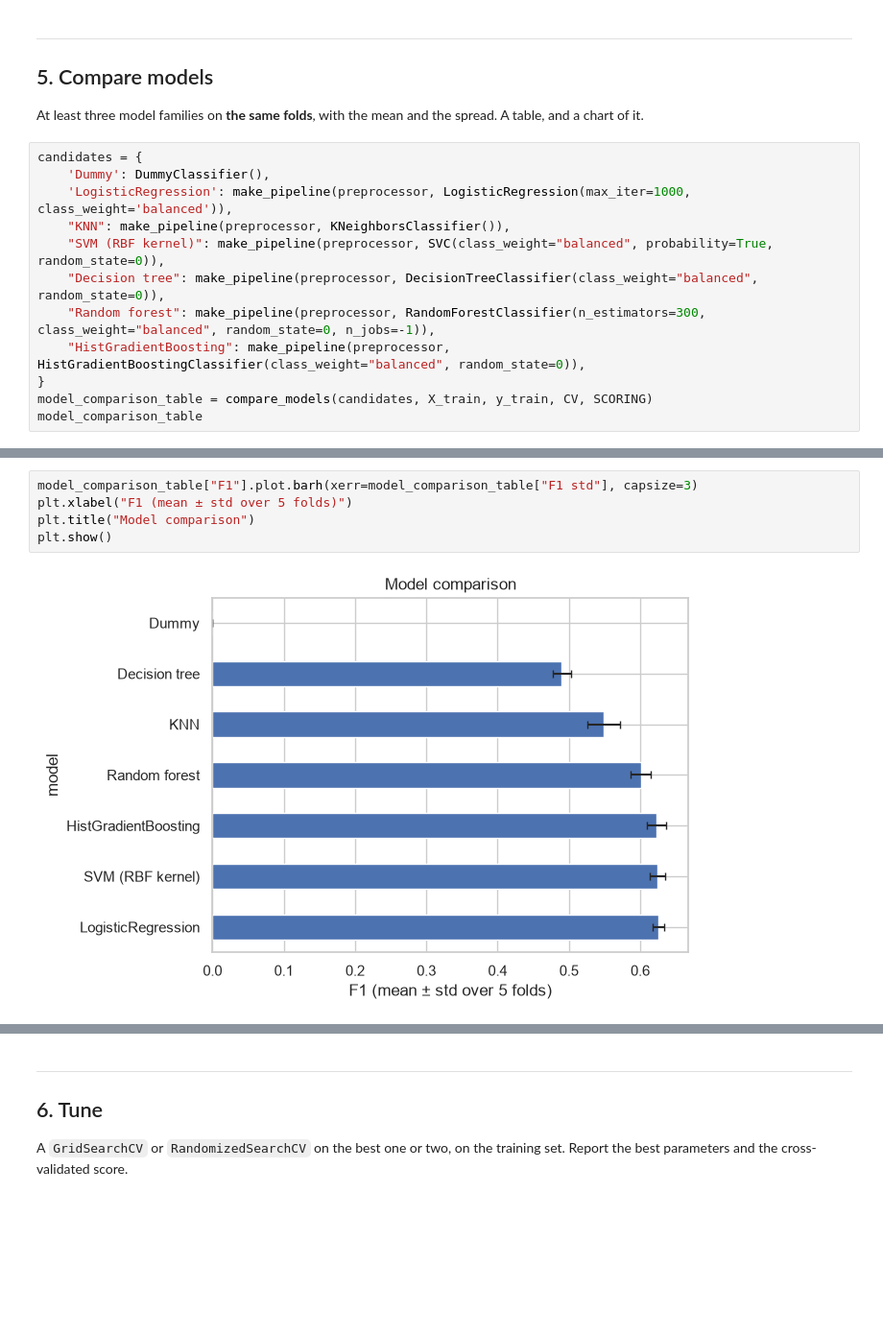
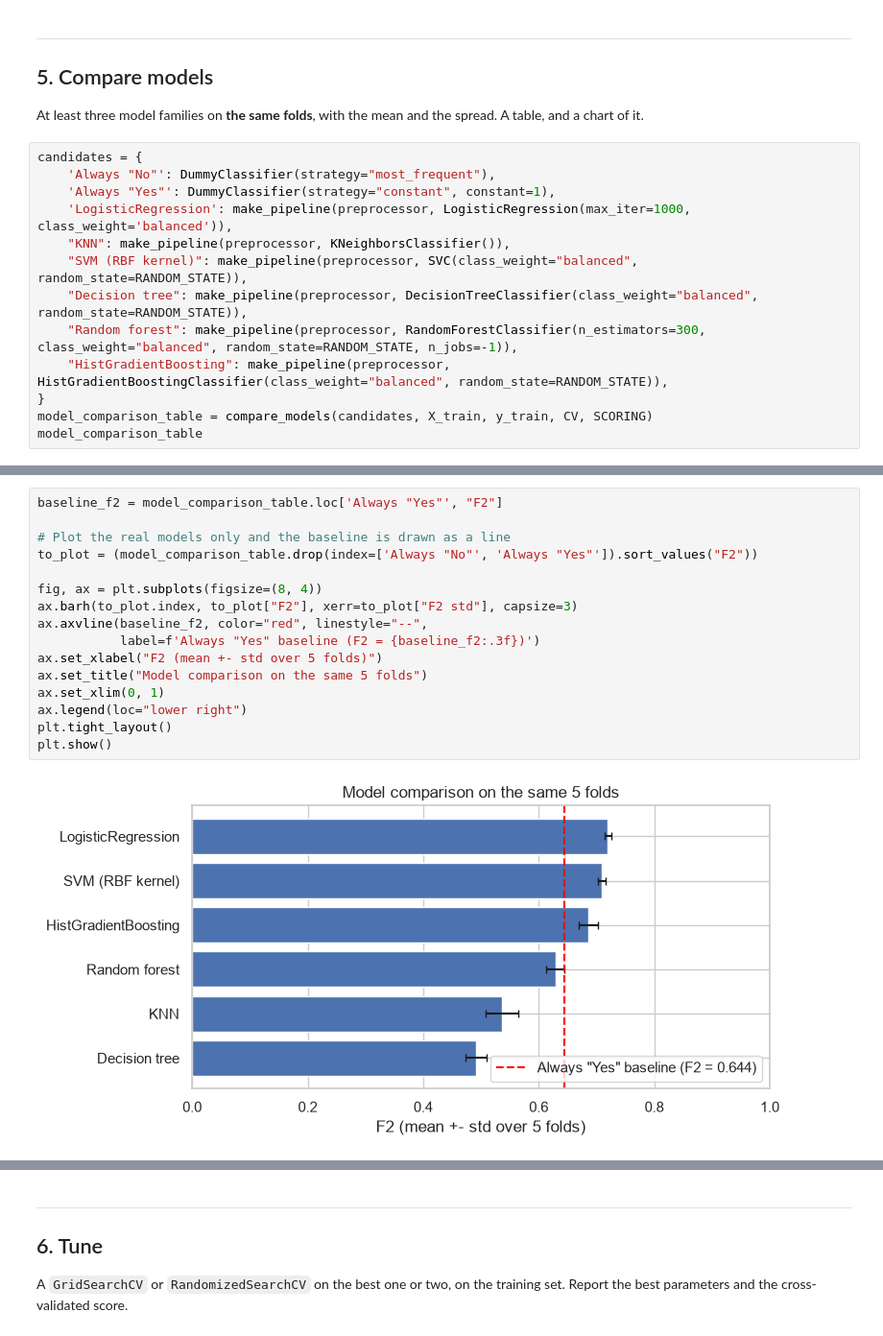
Before and after one commit to jkrstevska/project-2-ml, a Jupyter notebook: notebooks/02_pipelines_and_models.ipynb, the cells around one changed output, grey strips where cells are left out. Shown at 96% size. Cells and saved outputs as stored; diff of their text form; blank space fills up the shorter version.

```diff
--- a/notebooks/02_pipelines_and_models.ipynb
+++ b/notebooks/02_pipelines_and_models.ipynb
@@ -154,13 +193,14 @@ None of the features improve the cross-validated score beyond the spread across
 At least three model families on **the same folds**, with the mean and the spread. A table, and a chart of it.
 # %%
 candidates = {
-    'Dummy': DummyClassifier(),
+    'Always "No"': DummyClassifier(strategy="most_frequent"),
+    'Always "Yes"': DummyClassifier(strategy="constant", constant=1),
     'LogisticRegression': make_pipeline(preprocessor, LogisticRegression(max_iter=1000, class_weight='balanced')),
     "KNN": make_pipeline(preprocessor, KNeighborsClassifier()),
-    "SVM (RBF kernel)": make_pipeline(preprocessor, SVC(class_weight="balanced", probability=True, random_state=0)),
-    "Decision tree": make_pipeline(preprocessor, DecisionTreeClassifier(class_weight="balanced", random_state=0)),
-    "Random forest": make_pipeline(preprocessor, RandomForestClassifier(n_estimators=300, class_weight="balanced", random_state=0, n_jobs=-1)),
-    "HistGradientBoosting": make_pipeline(preprocessor, HistGradientBoostingClassifier(class_weight="balanced", random_state=0)),
+    "SVM (RBF kernel)": make_pipeline(preprocessor, SVC(class_weight="balanced", random_state=RANDOM_STATE)),
+    "Decision tree": make_pipeline(preprocessor, DecisionTreeClassifier(class_weight="balanced", random_state=RANDOM_STATE)),
+    "Random forest": make_pipeline(preprocessor, RandomForestClassifier(n_estimators=300, class_weight="balanced", random_state=RANDOM_STATE, n_jobs=-1)),
+    "HistGradientBoosting": make_pipeline(preprocessor, HistGradientBoostingClassifier(class_weight="balanced", random_state=RANDOM_STATE)),
 }
 model_comparison_table = compare_models(candidates, X_train, y_train, CV, SCORING)
 model_comparison_table
@@ -177,8 +218,19 @@ model_comparison_table
 # %%
-model_comparison_table["F1"].plot.barh(xerr=model_comparison_table["F1 std"], capsize=3)
-plt.xlabel("F1 (mean ± std over 5 folds)")
-plt.title("Model comparison")
+baseline_f2 = model_comparison_table.loc['Always "Yes"', "F2"]
+
+# Plot the real models only and the baseline is drawn as a line
+to_plot = (model_comparison_table.drop(index=['Always "No"', 'Always "Yes"']).sort_values("F2"))
+
+fig, ax = plt.subplots(figsize=(8, 4))
+ax.barh(to_plot.index, to_plot["F2"], xerr=to_plot["F2 std"], capsize=3)
+ax.axvline(baseline_f2, color="red", linestyle="--",
+           label=f'Always "Yes" baseline (F2 = {baseline_f2:.3f})')
+ax.set_xlabel("F2 (mean +- std over 5 folds)")
+ax.set_title("Model comparison on the same 5 folds")
+ax.set_xlim(0, 1)
+ax.legend(loc="lower right")
+plt.tight_layout()
 plt.show()
 # %% [output]
-[figure, old version]
+[figure, new version]
 # %% [markdown]
```
Also changed, not shown: parts of 16 cells of this notebook, 3 other files.
